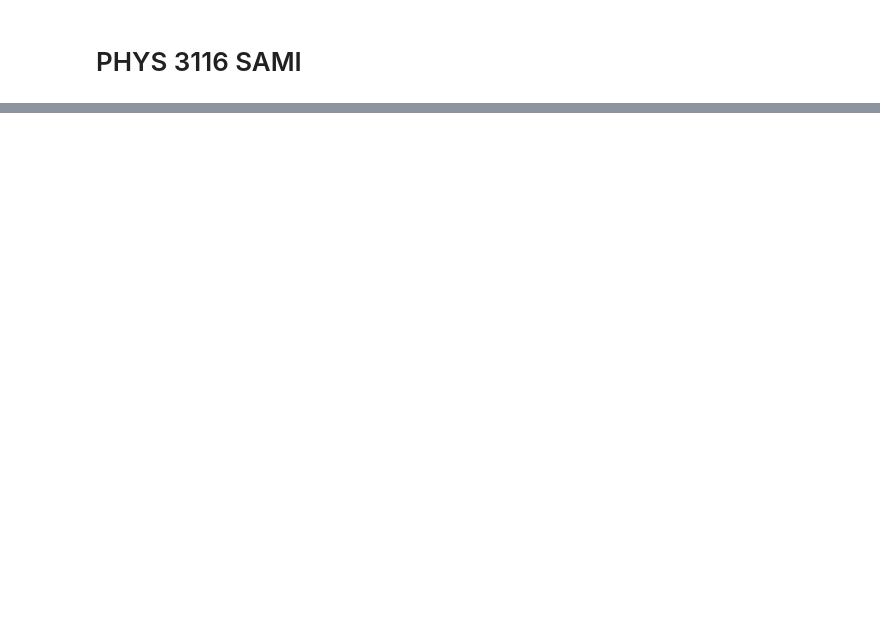
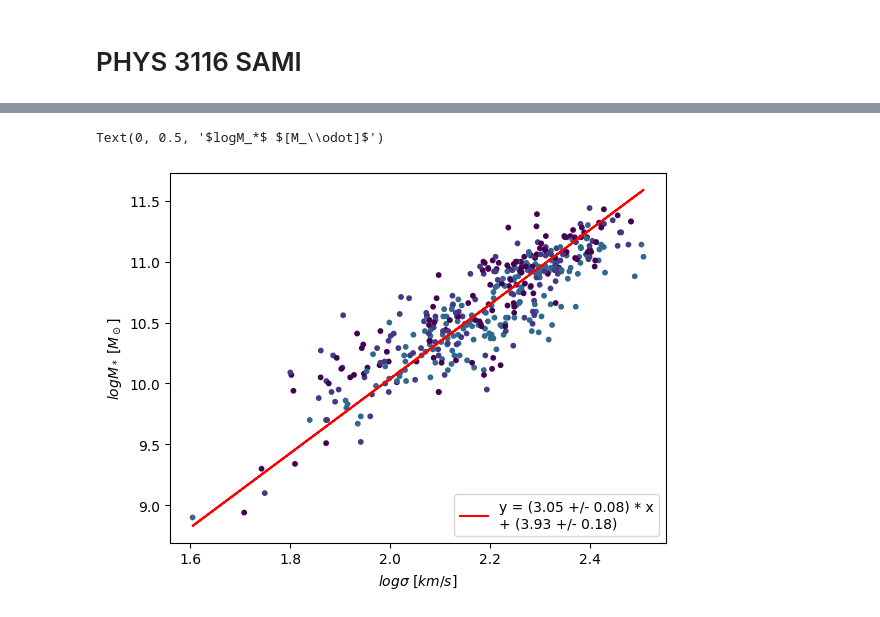
Before and after one commit to Yuang-Tan/PHYS3116-Computational, a Jupyter notebook: computation 2.ipynb, the cells around one changed output, grey strips where cells are left out. Drawn from its saved outputs; the diff is of its cells as text; code cells hidden in the pictures; blank space fills up the shorter version.

```diff
--- a/computation 2.ipynb
+++ b/computation 2.ipynb
@@ -62,0 +211,18 @@ plt.show()
+# %%
+# Eliminate nan
+gama_velocity_dispersion_no_nan = gama_velocity_dispersion[~np.isnan(gama_velocity_dispersion)] # to delete corresponding rows
+
+gama_mstar_no_nan = gama_mstar[~np.isnan(gama_velocity_dispersion)] # to delete corresponding rows
+# %%
+# define a general linear function
+def linear(parameters, x):
+    m, c = parameters
+    return m*x+c
+# %%
+# Fitting the linear curve to the data
+model = Model(linear) # making the defined function into a model
+# takes the real data and fits it to the model with an initial guess for the parameters
+gama_odr = ODR(RealData(np.log10(gama_velocity_dispersion_no_nan), gama_mstar_no_nan),
+                 model, beta0=[2,7])
+gama_output = gama_odr.run()
+gama_output.pprint()
@@ -62,0 +238,27 @@ plt.show()
+# %%
+gama_mstar = gama_selected["mstar"]
+gama_type = gama_selected["type"]
+gama_velocity_dispersion = gama_selected["sigma_re"]
+
+gama_velocity_dispersion_no_nan = gama_velocity_dispersion[~np.isnan(gama_velocity_dispersion)] # to delete corresponding rows
+
+# log of stellar mass
+gama_mstar_no_nan = gama_mstar[~np.isnan(gama_velocity_dispersion)] # to delete corresponding rows
+
+sc=plt.scatter(np.log10(gama_velocity_dispersion),gama_mstar, c= gama_type,vmin = 0, vmax = 3, s=10)
+
+unique_types = np.unique(gama_type)
+
+plt.plot(np.log10(gama_velocity_dispersion_no_nan), linear(gama_output.beta, np.log10(gama_velocity_dispersion_no_nan)),
+         color='red', label = "y = ({:.2f} +/- {:.2f}) * x\n+ ({:.2f} +/- {:.2f})"
+         .format(gama_output.beta[0], gama_output.sd_beta[0],gama_output.beta[1], gama_output.sd_beta[1]))
+
+plt.xlabel('$log\\sigma$ $[km/s]$') # x-axis label
+plt.ylabel('$logM_*$ $[M_\\odot]$') # y-axis label
+plt.legend(loc='lower right') # show legend
+
+plt.xlabel('$log\\sigma$ $[km/s]$')
+plt.ylabel('$logM_*$ $[M_\\odot]$')
+# %% [output]
+Text(0, 0.5, '$logM_*$ $[M_\\odot]$')
+[figure, added]
```
Also changed, not shown: parts of 30 cells of this notebook.
